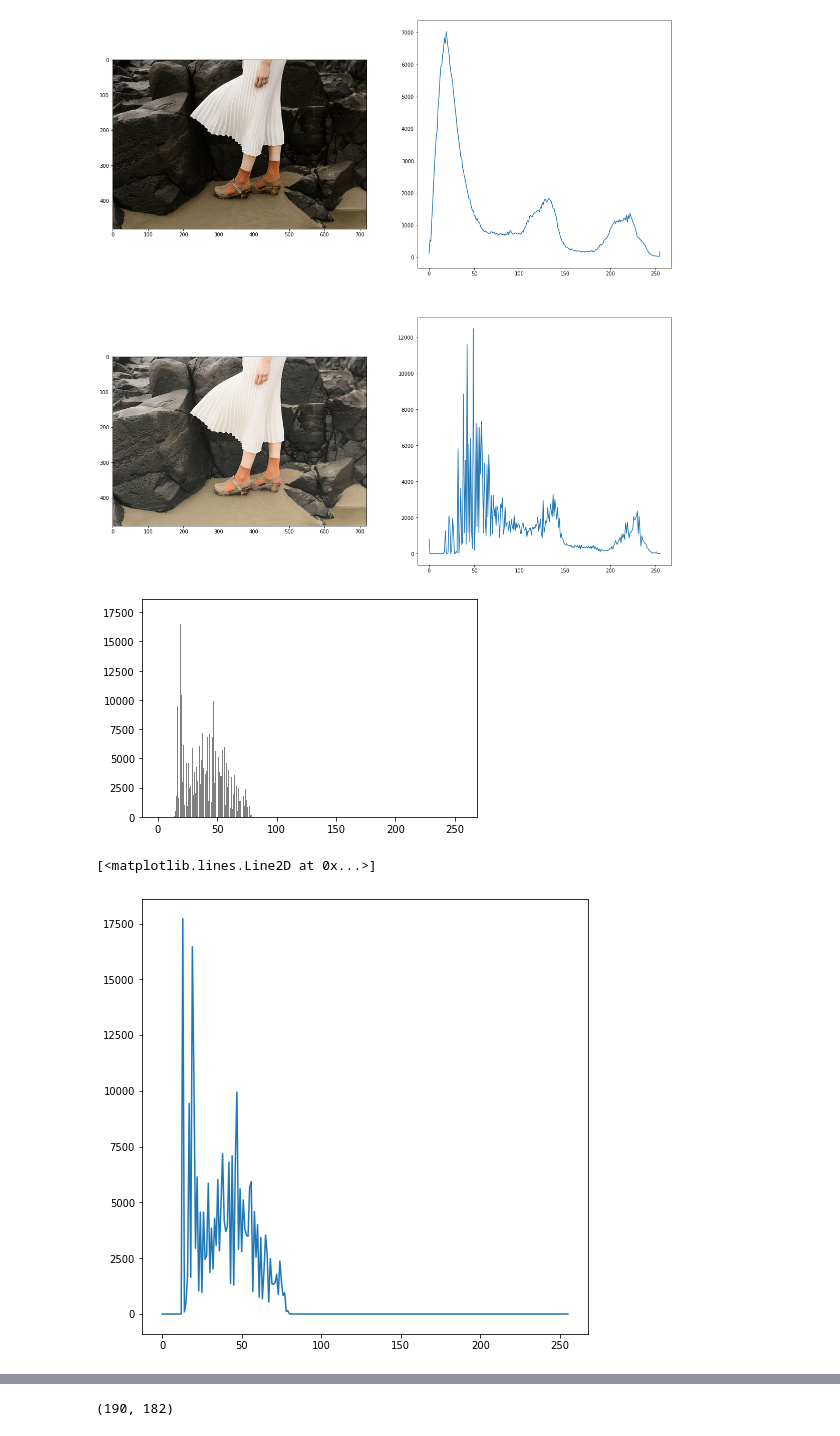
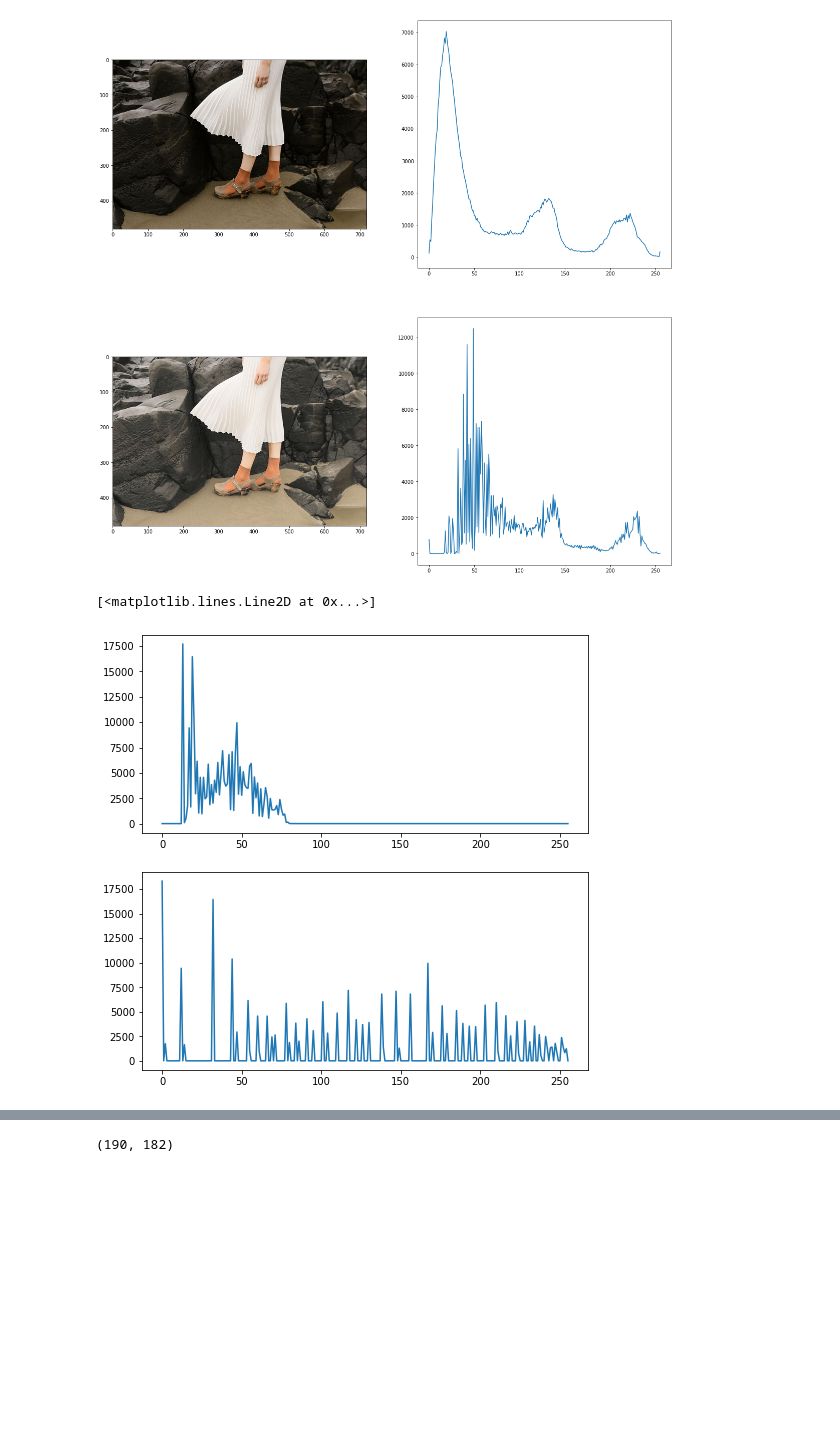
Before and after one commit to Thilanka1999/Computer-Vision-and-Image-Processing, a Jupyter notebook: assignment 1/As1.ipynb, the cells around one changed output, grey strips where cells are left out. Cells and saved outputs as stored; diff of their text form; code cells hidden in the pictures; blank space fills up the shorter version.

```diff
--- a/assignment 1/As1.ipynb
+++ b/assignment 1/As1.ipynb
@@ -129,32 +133,45 @@ ax[1][1].plot(hist_f4)
 # %%
 import cv2 as cv
 import matplotlib.pyplot as plt
 import numpy as np
 
 img = cv.imread(r"shells.png", cv.IMREAD_GRAYSCALE)
+assert img is not None
+
 def my_hist(img):
-    1
+    hist = np.histogram(img.flatten(),256,[0,256])[0]
+    cdf = hist.cumsum()
+    cdf = np.ma.masked_equal(cdf,0)
+    cdf = (cdf - cdf.min())*255/(cdf.max()-cdf.min())
+    cdf = np.ma.filled(cdf,0).astype('uint8')
+    img_eq = cv.LUT(img, cdf)
+    return img_eq
 
-def manHist(img):
-   row, col = img.shape # img is a grayscale image
-   y = np.zeros((256), np.uint64)
-   for i in range(0,row):
-      for j in range(0,col):
-         y[img[i,j]] += 1
-   x = np.arange(0,256)
-   plt.bar(x,y,color="gray",align="center")
-   plt.show()
-manHist(img)
+# def manHist(img):
+#    row, col = img.shape # img is a grayscale image
+#    y = np.zeros((256), np.uint64)
+#    for i in range(0,row):
+#       for j in range(0,col):
+#          y[img[i,j]] += 1
+#    x = np.arange(0,256)
+#    plt.plot(x, y)
+#    # plt.bar(x,y,color="gray",align="center")
+#    plt.show()
+# manHist(img)
+
+manual_eq = my_hist(img)
 
 hist_img = cv.calcHist([img], [0], None, [256], [0, 256])
+hist_man_img = cv.calcHist([manual_eq], [0], None, [256], [0, 256])
 
-fg, ax = plt.subplots( figsize=(8, 8))
+# hist = np.histogram(img)
 
-ax.plot(hist_img)
+fg, ax = plt.subplots(2,1, figsize=(8, 8))
+ax[0].plot(hist_img)
+ax[1].plot(hist_man_img)
 # %% [output]
+[<matplotlib.lines.Line2D at 0x...>]
-[figure, old version]
+[figure, new version]
-[<matplotlib.lines.Line2D at 0x...>]
-[figure, removed]
 # %%
 img = cv.imread(r"a1q5images/im02small.png", cv.IMREAD_GRAYSCALE)
 
```
Also changed, not shown: parts of 5 cells of this notebook.
